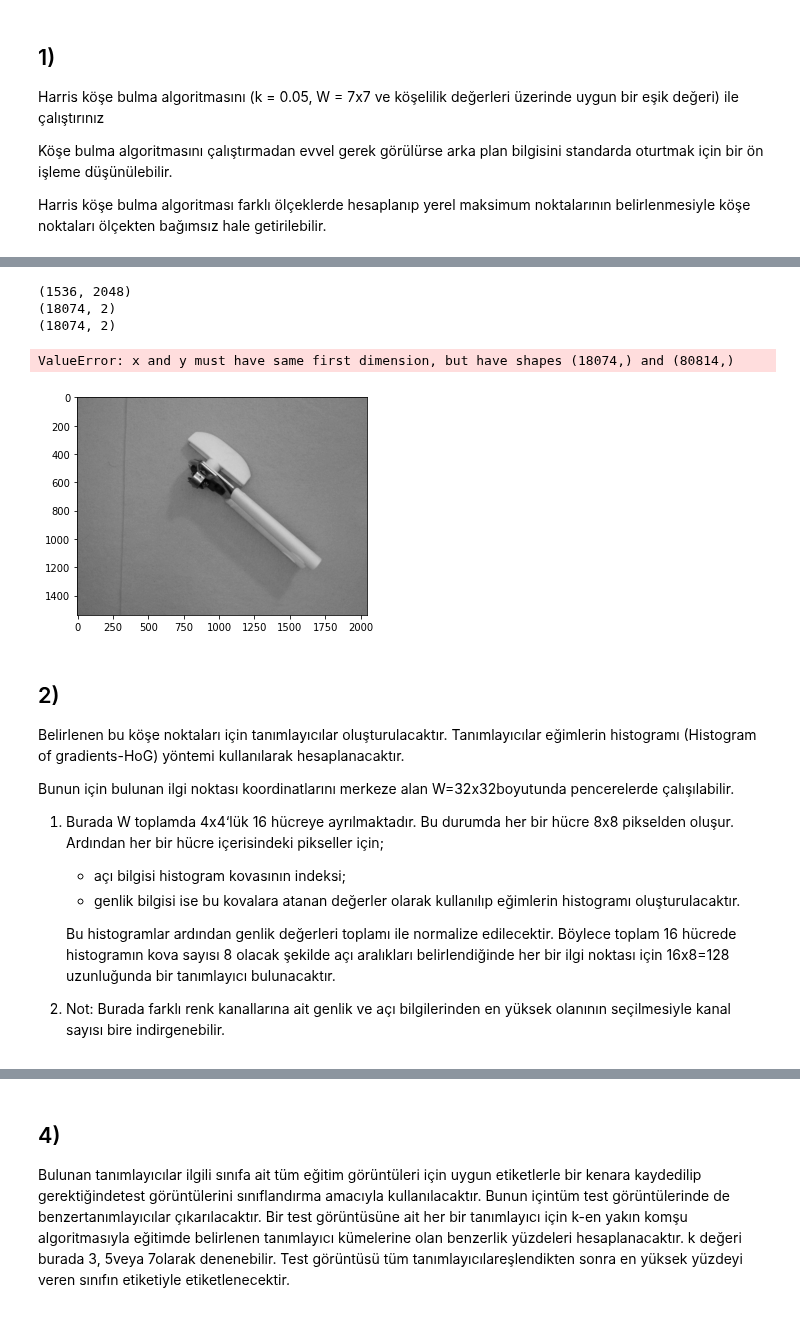
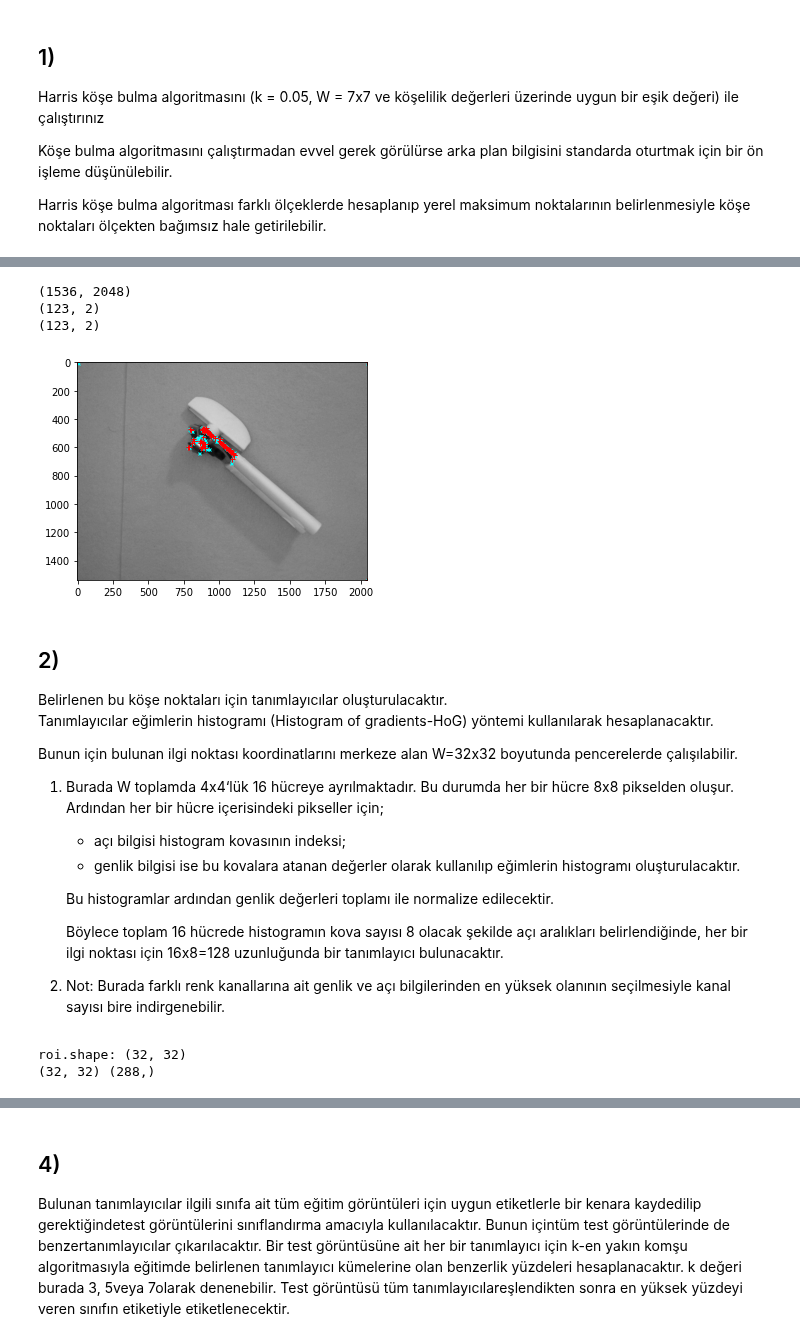
Before and after one commit to melihozaydin/MSc_Projects, a Jupyter notebook: BM5113 - Bilgisayarla Görme/hw2/ödev.ipynb, the cells around one changed output, grey strips where cells are left out. Drawn from its saved outputs; the diff is of its cells as text; code cells hidden in the pictures.

```diff
--- a/BM5113 - Bilgisayarla Görme/hw2/ödev.ipynb
+++ b/BM5113 - Bilgisayarla Görme/hw2/ödev.ipynb
@@ -49,7 +40,7 @@ for img_path in trainX:
     np.asarray(img, dtype=np.float64)
     print(img.shape)
 
-    corners = corner_peaks(corner_harris(img, k=0.05), min_distance=5)
+    corners = corner_peaks(corner_harris(img, k=0.02), min_distance=1, threshold_rel=0.02)
     print(corners.shape)
 
     corners_subpix = corner_subpix(img, corners, window_size=7)
@@ -57,32 +48,34 @@ for img_path in trainX:
     break
 # %% [output]
 (1536, 2048)
-(18074, 2)
-(18074, 2)
+(123, 2)
+(123, 2)
 # %%
 import matplotlib.pyplot as plt
 
 fig, ax = plt.subplots()
 ax.imshow(img, cmap=plt.cm.gray)
-ax.plot(corners[:, 1], corners[:, 0], color='cyan', marker='x', linestyle='None', markersize=1)
-ax.plot(coords_subpix[:, 1], coords_subpix[:, 0], '+r', markersize=1)
-ax.axis((0, 310, 200, 0))
+ax.plot(corners[:, 1], corners[:, 0], color='cyan', marker='x', linestyle='None', markersize=3)
+ax.plot(corners_subpix[:, 1], corners_subpix[:, 0], '+r', markersize=5)
+#ax.axis((0, 310, 200, 0))
 plt.show()
 # %% [output]
-ValueError: x and y must have same first dimension, but have shapes (18074,) and (80814,)
-[figure, old version]
+[figure, new version]
 # %% [markdown]
 ## 2)
-Belirlenen bu köşe noktaları için  tanımlayıcılar  oluşturulacaktır.
-Tanımlayıcılar  eğimlerin  histogramı  (Histogram  of  gradients-HoG)  yöntemi  kullanılarak hesaplanacaktır.
+Belirlenen bu köşe noktaları için tanımlayıcılar oluşturulacaktır.
+Tanımlayıcılar eğimlerin histogramı (Histogram  of  gradients-HoG) yöntemi kullanılarak hesaplanacaktır.
 
-Bunun  için  bulunan  ilgi  noktası  koordinatlarını  merkeze  alan W=32x32boyutunda pencerelerde çalışılabilir.
+Bunun için bulunan ilgi noktası koordinatlarını merkeze alan W=32x32 boyutunda pencerelerde çalışılabilir.
 1. Burada W toplamda 4x4‘lük 16 hücreye ayrılmaktadır.
     Bu durumda her bir hücre 8x8 pikselden oluşur. Ardından her bir hücre içerisindeki pikseller için;
     * açı bilgisi histogram kovasının indeksi;
     * genlik bilgisi ise bu kovalara atanan değerler olarak kullanılıp eğimlerin histogramı oluşturulacaktır.
 
     Bu histogramlar ardından genlik değerleri toplamı ile normalize edilecektir.
-    Böylece toplam  16  hücrede histogramın  kova sayısı  8  olacak  şekilde  açı  aralıkları  belirlendiğinde  her  bir ilgi noktası için  16x8=128 uzunluğunda bir tanımlayıcı bulunacaktır.
+
+    Böylece toplam 16 hücrede histogramın kova sayısı 8 olacak şekilde açı aralıkları belirlendiğinde,
+     her bir ilgi noktası için  16x8=128 uzunluğunda bir tanımlayıcı bulunacaktır.
+
 
 2. Not: Burada farklı renk kanallarına ait genlik ve açı bilgilerinden en yüksek olanının seçilmesiyle kanal sayısı bire indirgenebilir.
@@ -93,0 +82,16 @@ descriptors = hog(im,  orientations, pixels_per_cell, cells_per_block, visualize
+# %%
+from skimage.feature import hog
+
+for corner in corners:
+    roi_size = (32, 32)
+    roi = img[corner[0]-roi_size[0]//2:corner[0]+roi_size[0]//2, corner[1]-roi_size[1]//2:corner[1]+roi_size[1]//2]
+
+    print(f"roi.shape: {roi.shape}")
+    # 8 * 16
+    fd, hog_image = hog(roi, orientations=8, pixels_per_cell=(8, 8), visualize=True, feature_vector=True)
+    print(hog_image.shape, fd.shape)
+
+    break
+# %% [output]
+roi.shape: (32, 32)
+(32, 32) (288,)
```
Also changed, not shown: parts of 5 cells of this notebook, 2 other files.
